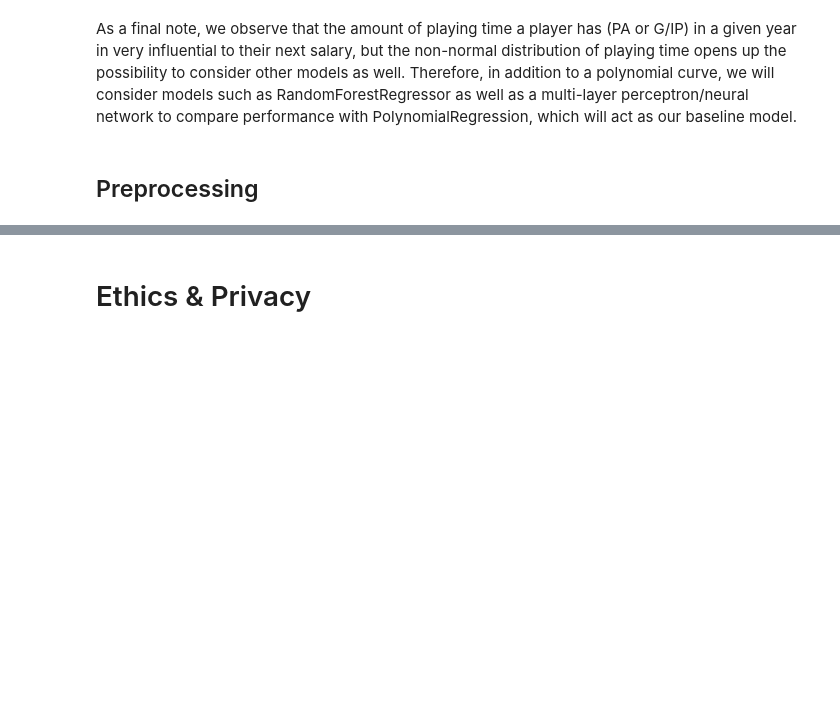
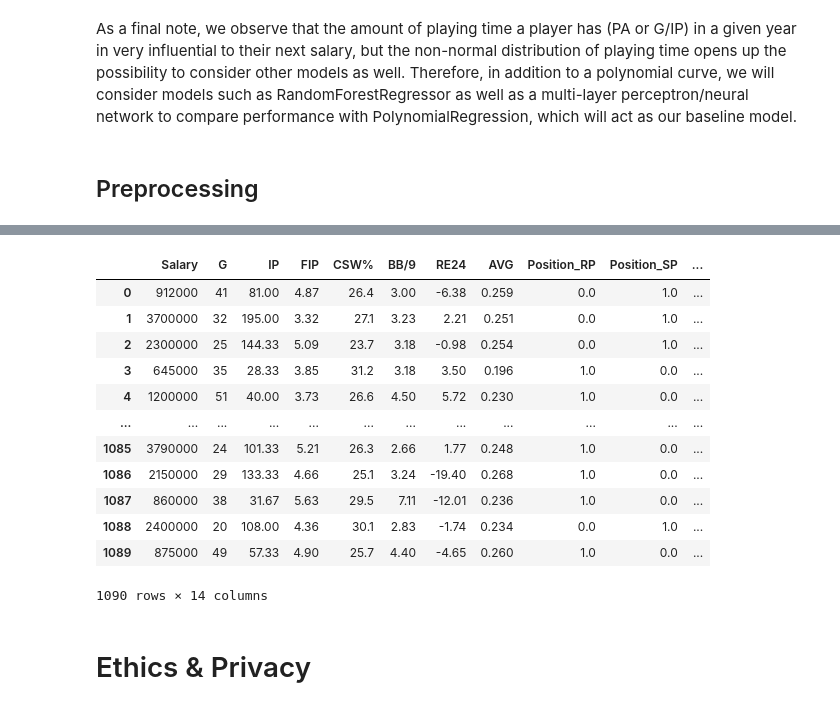
Before and after one commit to COGS118A/Group029-SP23, a Jupyter notebook: Checkpoint_Group029_SP23.ipynb, the cells around one changed output, grey strips where cells are left out. Cells and saved outputs as stored; diff of their text form; code cells hidden in the pictures; blank space fills up the shorter version.

```diff
--- a/Checkpoint_Group029_SP23.ipynb
+++ b/Checkpoint_Group029_SP23.ipynb
@@ -942,4 +940,7 @@ df_plyrs_scaled = one_hot_encode_columns(df_plyrs, plyrs_one_hot_cols)
 df_pitchers_scaled = apply_scaler_to_columns(df_pitchers, MinMaxScaler(), pitchers_min_max_cols)
 df_pitchers_scaled = apply_scaler_to_columns(df_pitchers, StandardScaler(), pitchers_standard_scale_cols)
 df_pitchers_scaled = one_hot_encode_columns(df_pitchers, pitchers_one_hot_cols)
+df_pitchers_scaled = df_pitchers_scaled.drop(['Name','Prev. Season'], axis = 1)
+
+df_pitchers = df_pitchers_scaled
 # %% [markdown]
@@ -947,3 +964,19 @@ At this point, 'df_plyrs_scaled' and 'df_pitchers_scaled' are ready to be used t
+# %%
+df_pitchers
+# %% [output]
+|  | Salary | G | IP | FIP | CSW% | BB/9 | RE24 | AVG | Position_RP | Position_SP | ... |
+| 0 | 912000 | 41 | 81.00 | 4.87 | 26.4 | 3.00 | -6.38 | 0.259 | 0.0 | 1.0 | ... |
+| 1 | 3700000 | 32 | 195.00 | 3.32 | 27.1 | 3.23 | 2.21 | 0.251 | 0.0 | 1.0 | ... |
+| 2 | 2300000 | 25 | 144.33 | 5.09 | 23.7 | 3.18 | -0.98 | 0.254 | 0.0 | 1.0 | ... |
+| 3 | 645000 | 35 | 28.33 | 3.85 | 31.2 | 3.18 | 3.50 | 0.196 | 1.0 | 0.0 | ... |
+| 4 | 1200000 | 51 | 40.00 | 3.73 | 26.6 | 4.50 | 5.72 | 0.230 | 1.0 | 0.0 | ... |
+| ... | ... | ... | ... | ... | ... | ... | ... | ... | ... | ... | ... |
+| 1085 | 3790000 | 24 | 101.33 | 5.21 | 26.3 | 2.66 | 1.77 | 0.248 | 1.0 | 0.0 | ... |
+| 1086 | 2150000 | 29 | 133.33 | 4.66 | 25.1 | 3.24 | -19.40 | 0.268 | 1.0 | 0.0 | ... |
+| 1087 | 860000 | 38 | 31.67 | 5.63 | 29.5 | 7.11 | -12.01 | 0.236 | 1.0 | 0.0 | ... |
+| 1088 | 2400000 | 20 | 108.00 | 4.36 | 30.1 | 2.83 | -1.74 | 0.234 | 0.0 | 1.0 | ... |
+| 1089 | 875000 | 49 | 57.33 | 4.90 | 25.7 | 4.40 | -4.65 | 0.260 | 1.0 | 0.0 | ... |
+1090 rows × 14 columns
 # %% [markdown]
 # Ethics & Privacy
 # %% [markdown]
```
Also changed, not shown: parts of 19 cells of this notebook.
